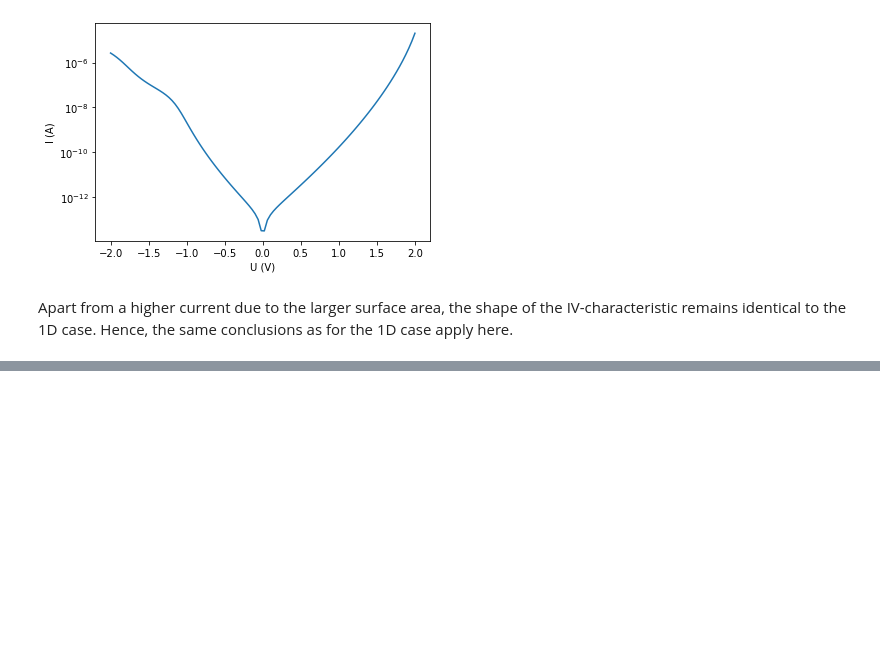
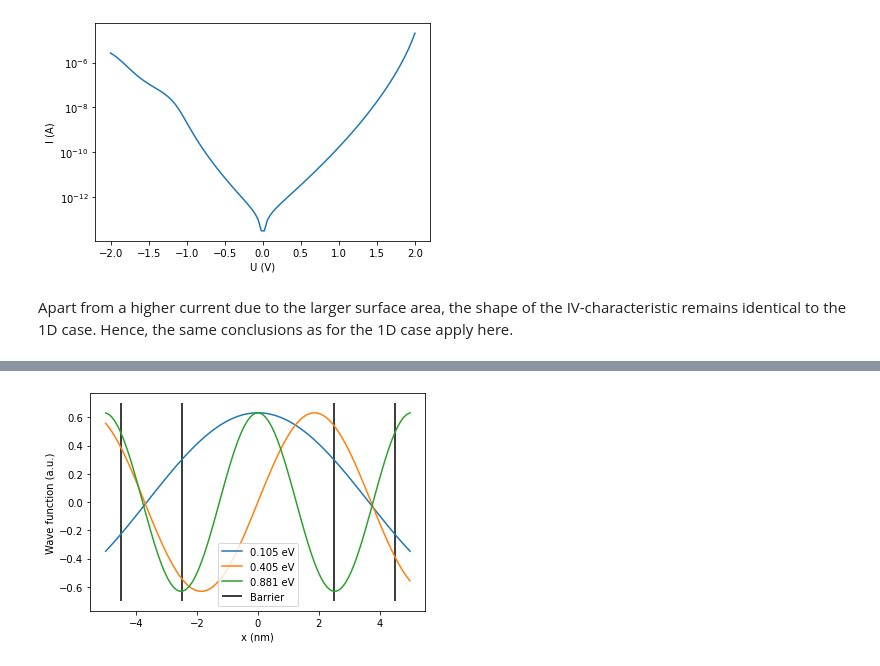
Before and after one commit to KevoSoftworks/computational_physics, a Jupyter notebook: 3_wave_propagation/wave_propagation.ipynb, the cells around one changed output, grey strips where cells are left out. Saved outputs shown, nothing was run; the diff lists cells and outputs as text; code cells hidden in the pictures; blank space fills up the shorter version.

Commit message:
Finalise wave propagation

```diff
--- a/3_wave_propagation/wave_propagation.ipynb
+++ b/3_wave_propagation/wave_propagation.ipynb
@@ -570,0 +636,16 @@ Apart from a higher current due to the larger surface area, the shape of the IV-
+# %%
+L = 5
+x = np.linspace(-L, L, 100)
+
+plt.figure()
+E = bound_energy
+plt.plot(x, np.sqrt(2/L)*np.cos(np.sqrt(2*0.067*c.m_e*E[0]*c.e) / c.hbar * x * 1e-9), label=f"{E[0]:.3f} eV")
+plt.plot(x, np.sqrt(2/L)*np.sin(np.sqrt(2*0.067*c.m_e*E[1]*c.e) / c.hbar * x * 1e-9), label=f"{E[1]:.3f} eV")
+plt.plot(x, np.sqrt(2/L)*np.cos(np.sqrt(2*0.067*c.m_e*E[2]*c.e) / c.hbar * x * 1e-9), label=f"{E[2]:.3f} eV")
+plt.vlines([-L/2 - 2, -L/2, L/2, L/2 + 2], -0.7, 0.7, colors="black", label="Barrier")
+
+plt.xlabel("x (nm)")
+plt.ylabel("Wave function (a.u.)")
+plt.legend();
+# %% [output]
+[figure, added]
```
Also changed, not shown: parts of 9 cells of this notebook, 1 other file.
